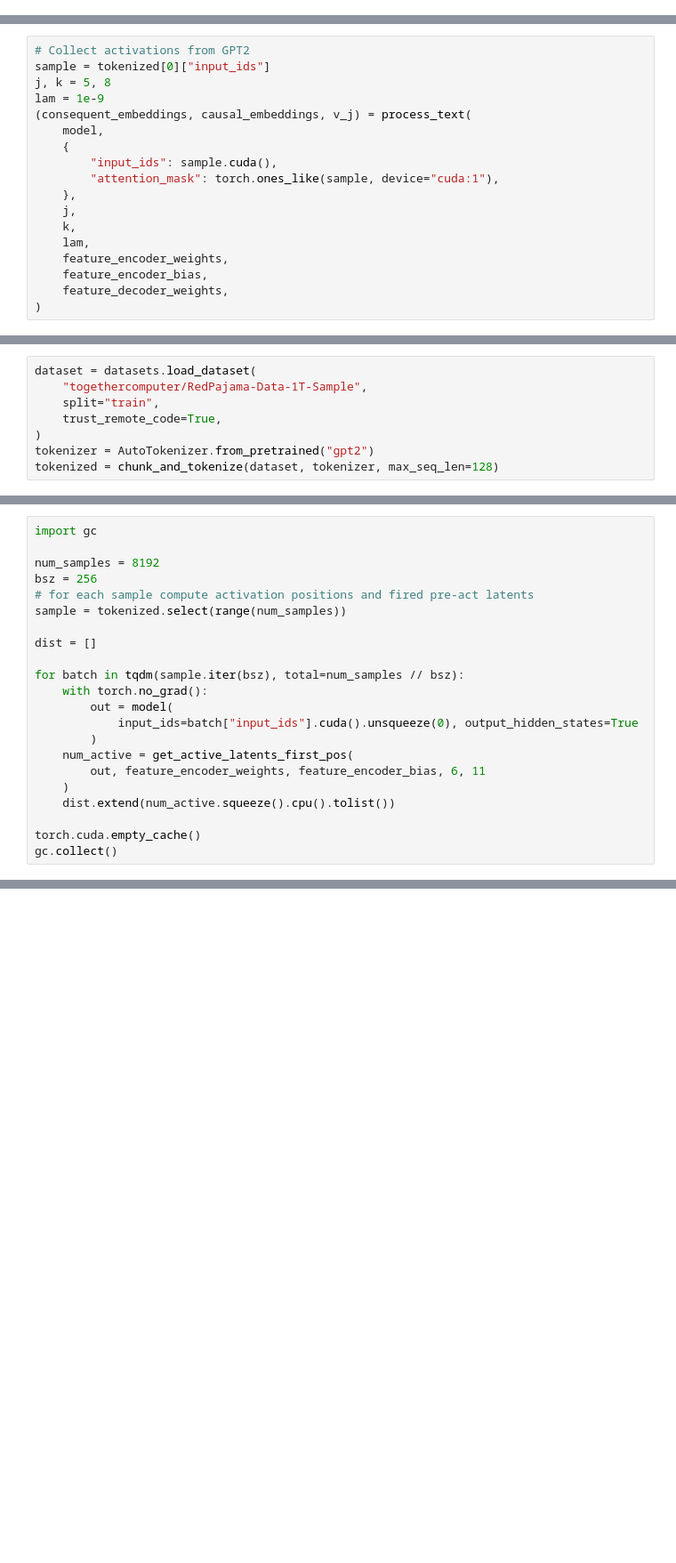
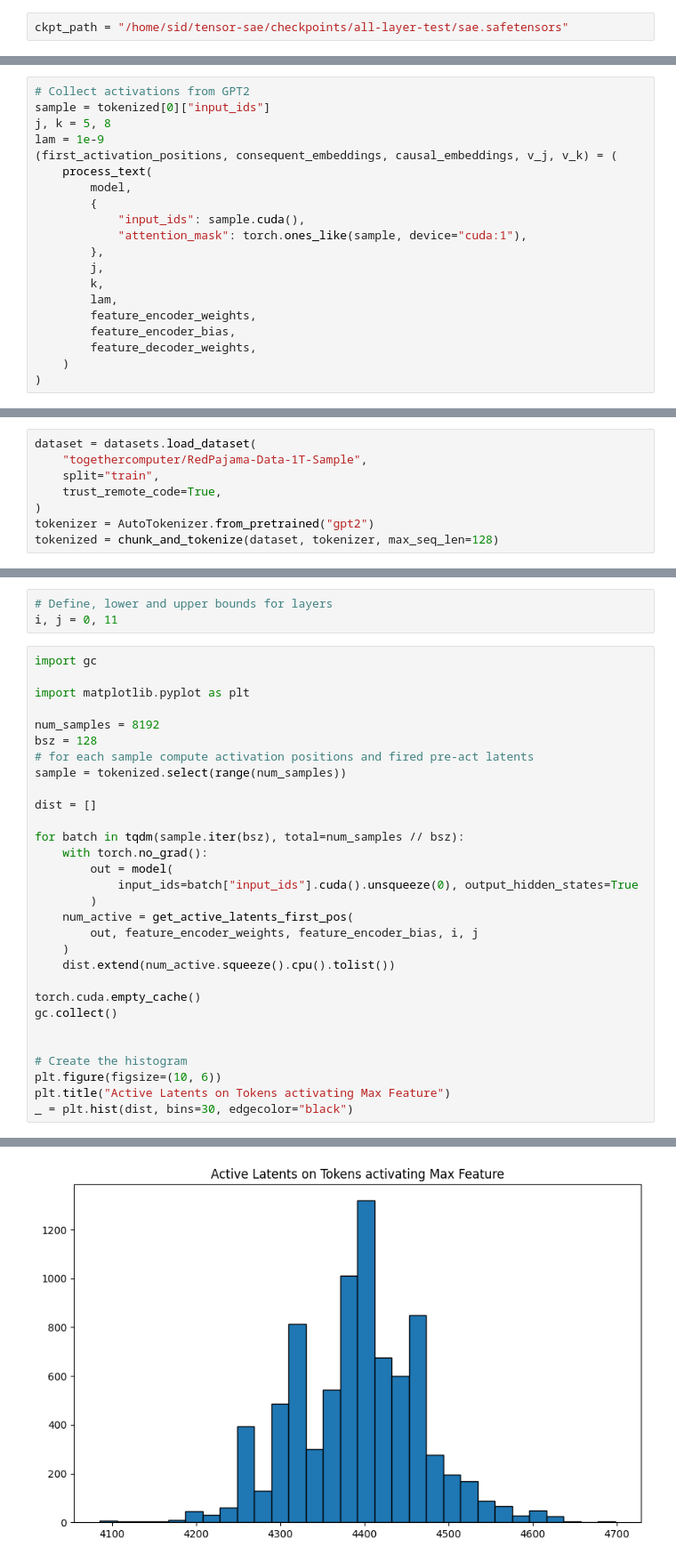
Before and after one commit to sidnb13/tensor-saes, a Jupyter notebook: notebooks/hook_gpt2.ipynb, the cells around one changed output, grey strips where cells are left out. Shown at 89% size. Drawn from its saved outputs; the diff is of its cells as text; blank space fills up the shorter version.

```diff
--- a/notebooks/hook_gpt2.ipynb
+++ b/notebooks/hook_gpt2.ipynb
@@ -8,6 +10,8 @@ from tqdm import tqdm
 from transformers import AutoTokenizer
 
 from sae.data import chunk_and_tokenize
+# %%
+ckpt_path = "/home/sid/tensor-sae/checkpoints/all-layer-test/sae.safetensors"
 # %%
 from functools import partial
 
@@ -270,16 +302,18 @@ Dataset({
 sample = tokenized[0]["input_ids"]
 j, k = 5, 8
 lam = 1e-9
-(consequent_embeddings, causal_embeddings, v_j) = process_text(
-    model,
-    {
-        "input_ids": sample.cuda(),
-        "attention_mask": torch.ones_like(sample, device="cuda:1"),
-    },
-    j,
-    k,
-    lam,
-    feature_encoder_weights,
-    feature_encoder_bias,
-    feature_decoder_weights,
+(first_activation_positions, consequent_embeddings, causal_embeddings, v_j, v_k) = (
+    process_text(
+        model,
+        {
+            "input_ids": sample.cuda(),
+            "attention_mask": torch.ones_like(sample, device="cuda:1"),
+        },
+        j,
+        k,
+        lam,
+        feature_encoder_weights,
+        feature_encoder_bias,
+        feature_decoder_weights,
+    )
 )
@@ -359,8 +378,13 @@ Error:
+# %%
+# Define, lower and upper bounds for layers
+i, j = 0, 11
 # %%
 import gc
 
+import matplotlib.pyplot as plt
+
 num_samples = 8192
-bsz = 256
+bsz = 128
 # for each sample compute activation positions and fired pre-act latents
 sample = tokenized.select(range(num_samples))
 
@@ -372,10 +396,16 @@ for batch in tqdm(sample.iter(bsz), total=num_samples // bsz):
             input_ids=batch["input_ids"].cuda().unsqueeze(0), output_hidden_states=True
         )
     num_active = get_active_latents_first_pos(
-        out, feature_encoder_weights, feature_encoder_bias, 6, 11
+        out, feature_encoder_weights, feature_encoder_bias, i, j
     )
     dist.extend(num_active.squeeze().cpu().tolist())
 
 torch.cuda.empty_cache()
 gc.collect()
+
+
+# Create the histogram
+plt.figure(figsize=(10, 6))
+plt.title("Active Latents on Tokens activating Max Feature")
+_ = plt.hist(dist, bins=30, edgecolor="black")
 # %% [output]
@@ -382,0 +412 @@ gc.collect()
+[figure, added]
```
Also changed, not shown: parts of 12 cells of this notebook.
